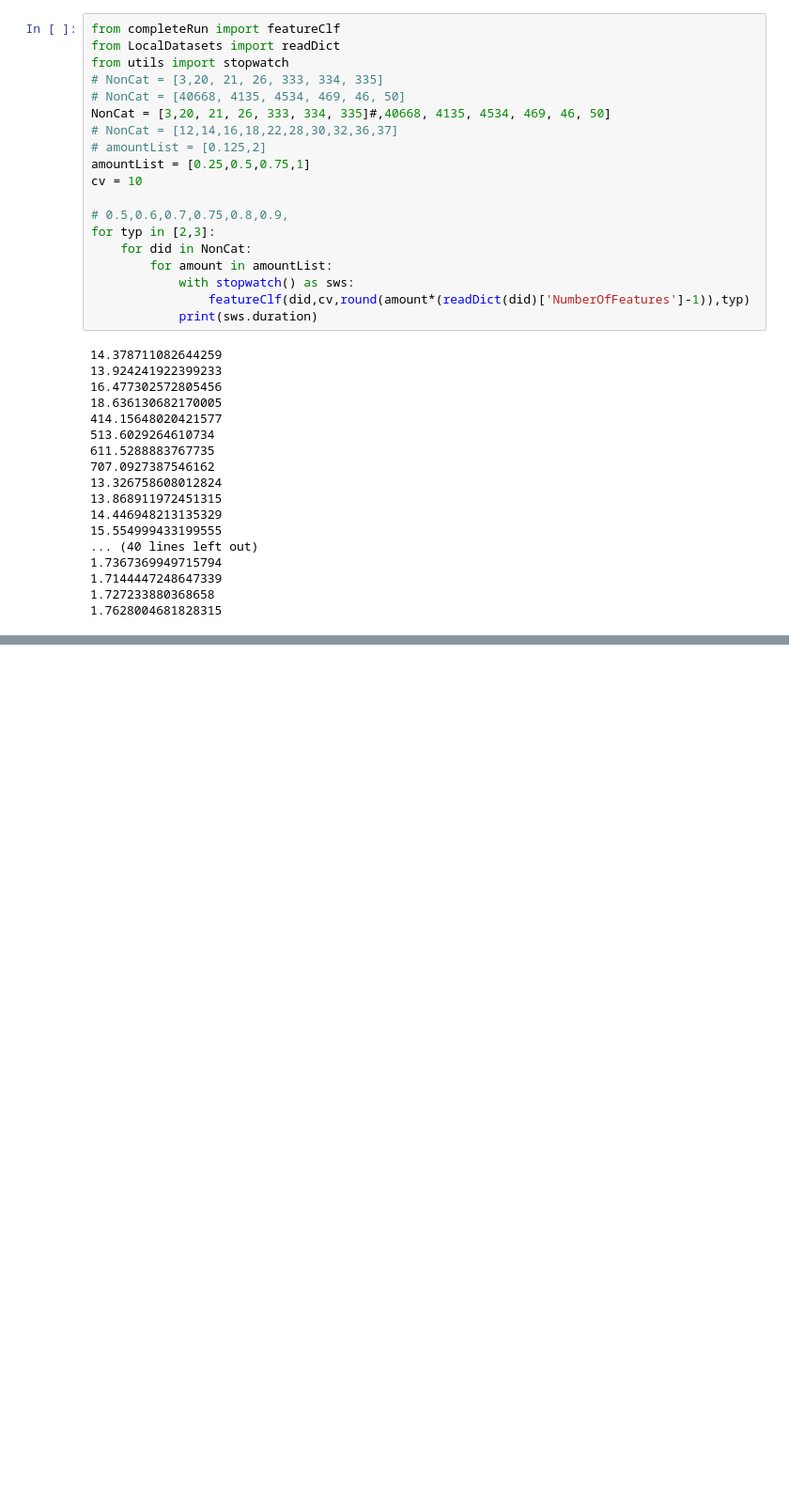
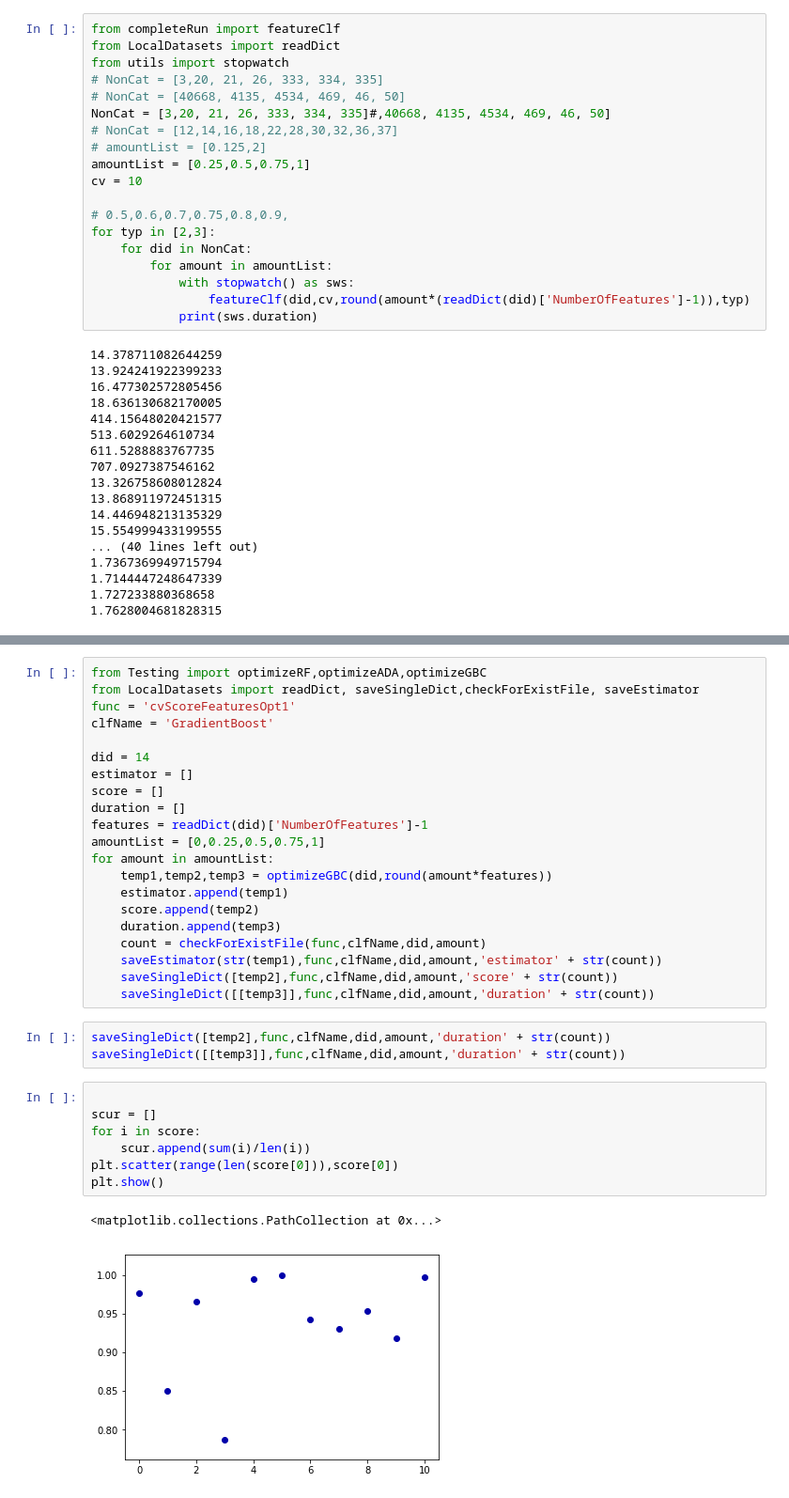
Before and after one commit to lieeuwos/Primitive_annotations, a Jupyter notebook: ExperimentRunning.ipynb, the cells around one changed output, grey strips where cells are left out. Shown at 94% size. Drawn from its saved outputs; the diff is of its cells as text; blank space fills up the shorter version.

```diff
--- a/ExperimentRunning.ipynb
+++ b/ExperimentRunning.ipynb
@@ -1042,0 +1050,34 @@ for typ in [2,3]:
+# %%
+from Testing import optimizeRF,optimizeADA,optimizeGBC
+from LocalDatasets import readDict, saveSingleDict,checkForExistFile, saveEstimator
+func = 'cvScoreFeaturesOpt1'
+clfName = 'GradientBoost'
+
+did = 14
+estimator = []
+score = []
+duration = []
+features = readDict(did)['NumberOfFeatures']-1
+amountList = [0,0.25,0.5,0.75,1]
+for amount in amountList:
+    temp1,temp2,temp3 = optimizeGBC(did,round(amount*features))
+    estimator.append(temp1)
+    score.append(temp2)
+    duration.append(temp3)
+    count = checkForExistFile(func,clfName,did,amount)
+    saveEstimator(str(temp1),func,clfName,did,amount,'estimator' + str(count))
+    saveSingleDict([temp2],func,clfName,did,amount,'score' + str(count))
+    saveSingleDict([[temp3]],func,clfName,did,amount,'duration' + str(count))
+# %%
+saveSingleDict([temp2],func,clfName,did,amount,'duration' + str(count))
+saveSingleDict([[temp3]],func,clfName,did,amount,'duration' + str(count))
+# %%
+
+scur = []
+for i in score:
+    scur.append(sum(i)/len(i))
+plt.scatter(range(len(score[0])),score[0])
+plt.show()
+# %% [output]
+<matplotlib.collections.PathCollection at 0x...>
+[figure, added]
```
Also changed, not shown: parts of 5 cells of this notebook, 2 other files.
